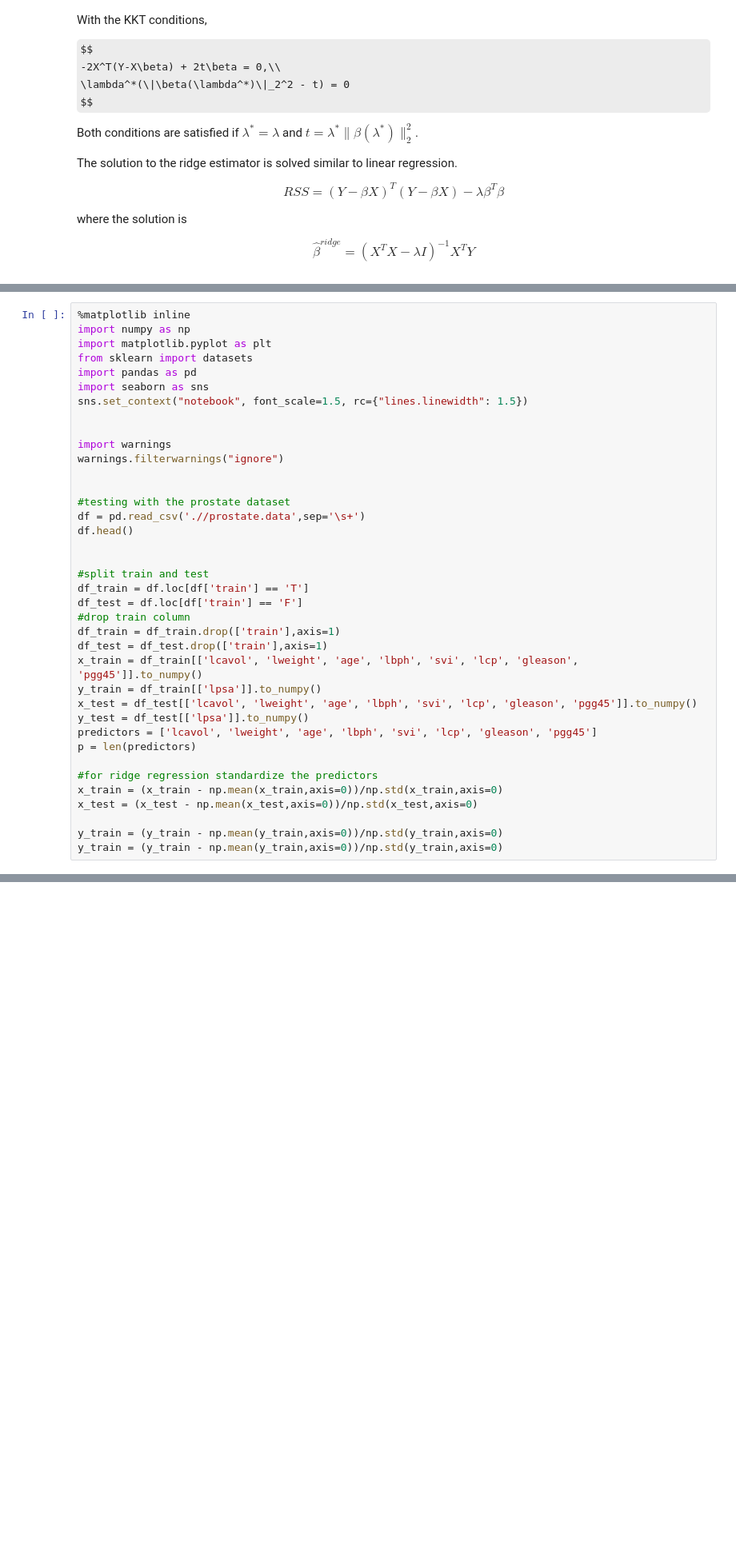
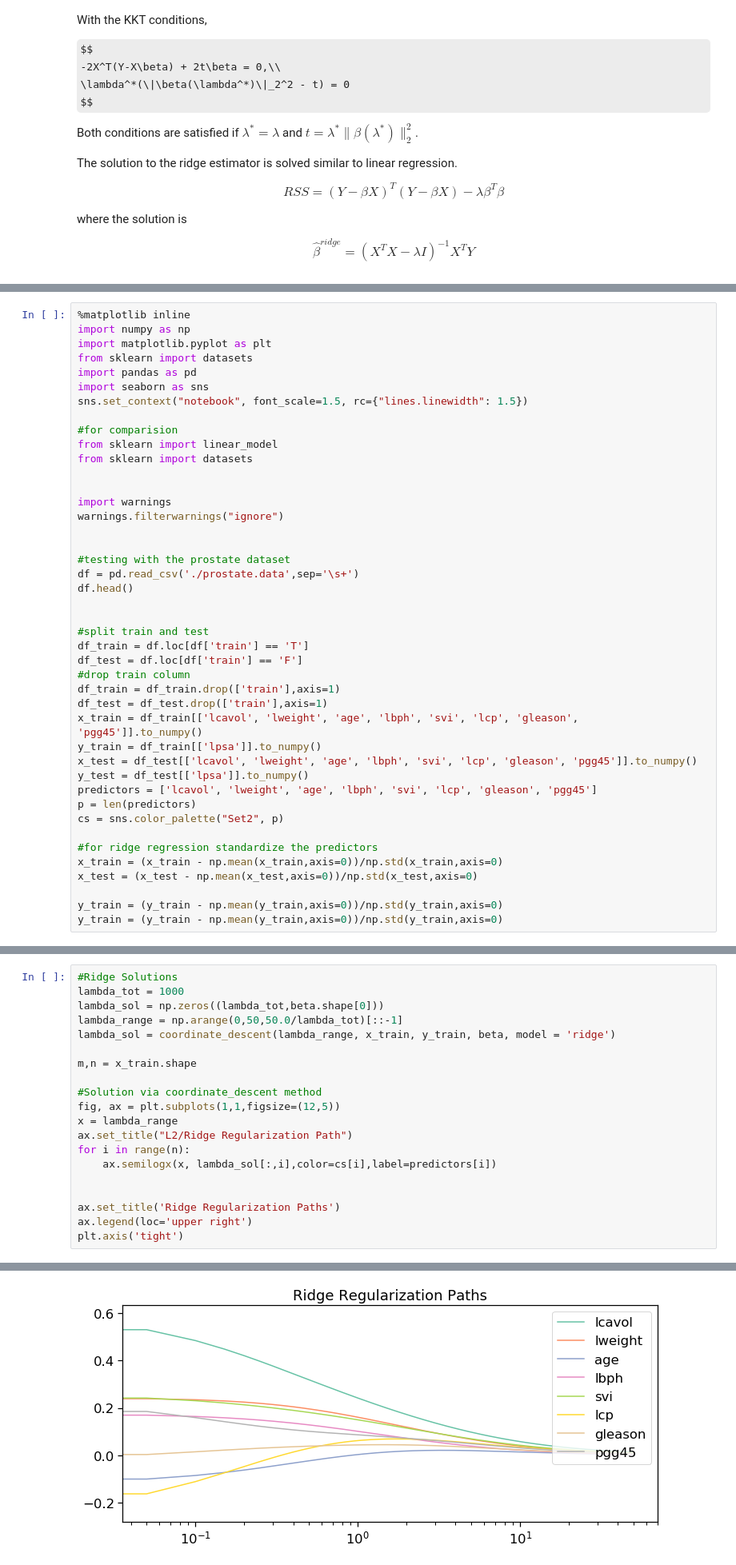
Before and after one commit to mns0/ml_prep, a Jupyter notebook: linear_regression/Shrinkage.ipynb, the cells around one changed output, grey strips where cells are left out. Shown at 80% size. Drawn from its saved outputs; the diff is of its cells as text; some formulas as TeX source; blank space fills up the shorter version.

```diff
--- a/linear_regression/Shrinkage.ipynb
+++ b/linear_regression/Shrinkage.ipynb
@@ -57,13 +83,17 @@ import pandas as pd
 import seaborn as sns
 sns.set_context("notebook", font_scale=1.5, rc={"lines.linewidth": 1.5})
 
+#for comparision
+from sklearn import linear_model
+from sklearn import datasets
+
 
 import warnings
 warnings.filterwarnings("ignore")
 
 
 #testing with the prostate dataset
-df = pd.read_csv('.//prostate.data',sep='\s+')
+df = pd.read_csv('./prostate.data',sep='\s+')
 df.head()
 
 
@@ -79,6 +109,7 @@ x_test = df_test[['lcavol', 'lweight', 'age', 'lbph', 'svi', 'lcp', 'gleason', '
 y_test = df_test[['lpsa']].to_numpy()
 predictors = ['lcavol', 'lweight', 'age', 'lbph', 'svi', 'lcp', 'gleason', 'pgg45']
 p = len(predictors)
+cs = sns.color_palette("Set2", p)
 
 #for ridge regression standardize the predictors
 x_train = (x_train - np.mean(x_train,axis=0))/np.std(x_train,axis=0)
@@ -150,0 +163,21 @@ predictors[0]
+# %%
+#Ridge Solutions
+lambda_tot = 1000
+lambda_sol = np.zeros((lambda_tot,beta.shape[0]))
+lambda_range = np.arange(0,50,50.0/lambda_tot)[::-1]
+lambda_sol = coordinate_descent(lambda_range, x_train, y_train, beta, model = 'ridge')
+
+m,n = x_train.shape
+
+#Solution via coordinate_descent method
+fig, ax = plt.subplots(1,1,figsize=(12,5))
+x = lambda_range
+ax.set_title("L2/Ridge Regularization Path")
+for i in range(n):
+    ax.semilogx(x, lambda_sol[:,i],color=cs[i],label=predictors[i])
+
+
+ax.set_title('Ridge Regularization Paths')
+ax.legend(loc='upper right')
+plt.axis('tight')
+# %% [output]
@@ -150,0 +188 @@ predictors[0]
+[figure, added]
```
Also changed, not shown: parts of 6 cells of this notebook.
